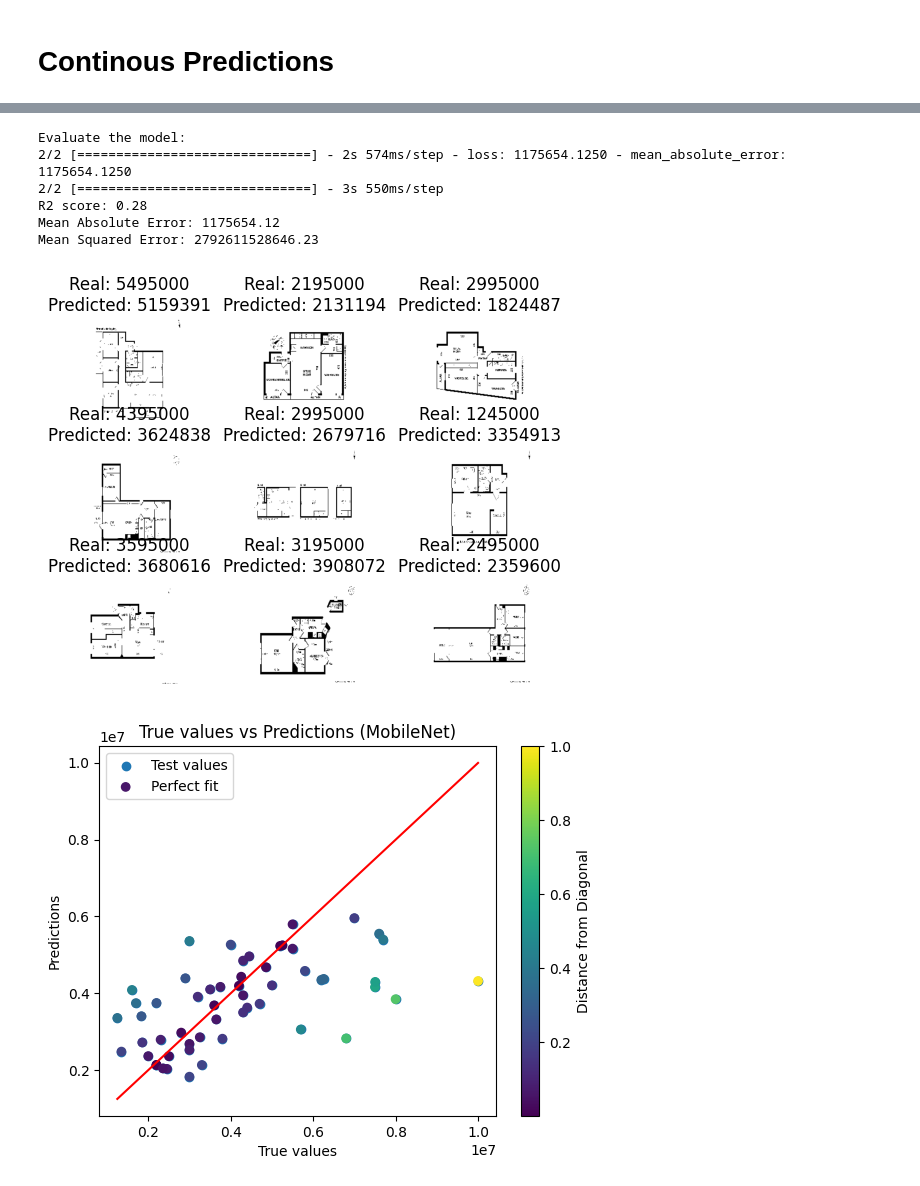
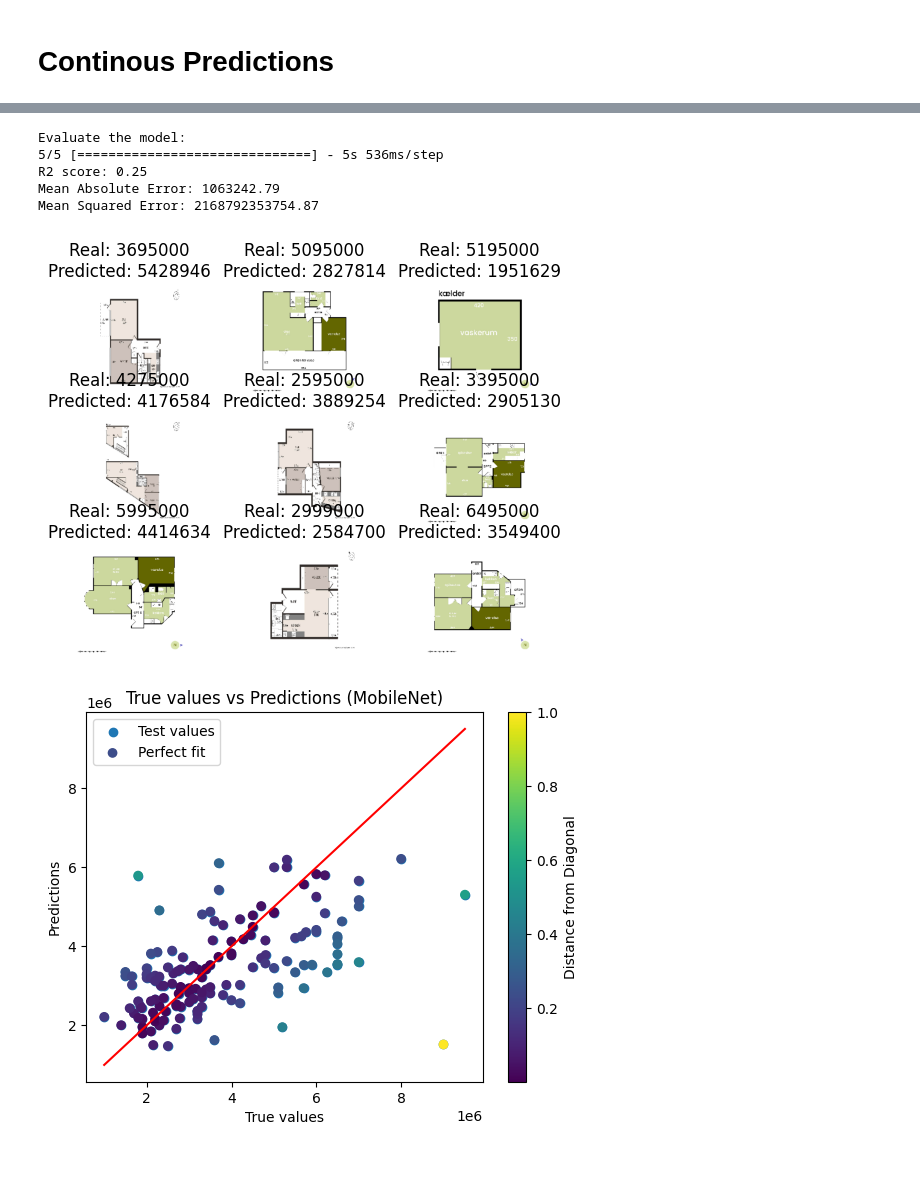
Before and after one commit to besplago/thesis-house-price-estimation, a Jupyter notebook: MobileNet.ipynb, the cells around one changed output, grey strips where cells are left out. Drawn from its saved outputs; the diff is of its cells as text; code cells hidden in the pictures.

Commit message:
Added MobileNet+MLP

```diff
--- a/MobileNet.ipynb
+++ b/MobileNet.ipynb
@@ -63,9 +78,9 @@ houses_df = data_to_DF(path, max_houses=1000)
 # %%
 from utils import print_DF_price_stats
 from utils import remove_outliers
-
+from img_utils import preprocces_data
 #Take only Copenhagen, and Ejerlejligheder
-houses_df = houses_df[(houses_df['postal_code'] >= 1000) & (houses_df['postal_code'] <= 2920)]
+houses_df = houses_df_[(houses_df_['postal_code'] >= 1000) & (houses_df_['postal_code'] <= 2920)]
 houses_df = houses_df[houses_df['type'] == 'ejerlejlighed']
 
 #Get some stat
@@ -74,4 +89,9 @@ print_DF_price_stats(houses_df)
 #Remove theoutliers
 houses_df = remove_outliers(houses_df, 'price')
 print_DF_price_stats(houses_df)
+
+#Aååæ
+houses_df = preprocces_data(houses_df)
+#drop nana
+houses_df = houses_df.dropna()
 # %% [output]
@@ -106,19 +142,11 @@ target_height = 224
 
 resize = True
 gray_scale = False
-threshhold = True
-scale = False
+threshhold = False
 
 train_images = preprocess_images(train_df, "image_floorplan", target_width, target_height, resize, gray_scale, threshhold)
 validation_images = preprocess_images(valid_df, "image_floorplan", target_width, target_height, resize, gray_scale, threshhold)
 test_images = preprocess_images(test_df, "image_floorplan", target_width, target_height, resize, gray_scale, threshhold)
-
-#Rescale the images with keras
-if scale:
-  from keras.applications.mobilenet_v2 import preprocess_input
-  train_images = preprocess_input(train_images)
-  validation_images = preprocess_input(validation_images)
-  test_images = preprocess_input(test_images)
 # %% [markdown]
 # MobileNet: Transfer Learning with Pre-trained Wieghts
 # %%
@@ -130,6 +158,10 @@ def build_and_fit_model(pretrained_model,
   """
   Function to build and fit a model with a pretrained model and a new classification layer
   """
+
+  train_dataset = tf.data.Dataset.from_tensor_slices((train_images, train_labels))
+  validation_dataset = tf.data.Dataset.from_tensor_slices((validation_images, valid_labels))
+
 
   #Load the Pretrained Model
   base_model = pretrained_model(weights="imagenet", include_top=False, input_shape = input_shape)
@@ -142,10 +174,10 @@ def build_and_fit_model(pretrained_model,
   model = Sequential([
     base_model,
     Flatten(),
-    Dense(512, activation='relu'),
-    #layers.Dropout(0.2),
-    Dense(256, activation='relu'),
-    #layers.Dropout(0.1),
+    Dense(512, activation='relu', kernel_regularizer=regularizers.l2(0.001)),
+    layers.Dropout(0.2),
+    Dense(256, activation='relu', kernel_regularizer=regularizers.l1(0.01)),
+    layers.Dropout(0.1),
     #Dense(128, activation='relu'),
     Dense(64, activation='relu'),
     Dense(1, activation='linear') if model_output == 'continuous' else Dense(num_classes, activation='softmax')
@@ -171,7 +203,7 @@ def build_and_fit_model(pretrained_model,
   #verbose = 1,
   #batch_size=32
   validation_data=(validation_images, valid_labels),
-  callbacks=[EarlyStopping(patience=5)],
+  callbacks=[EarlyStopping(patience=5, restore_best_weights=True)],
   )
   return model, fit_history
 # %% [markdown]
@@ -340,22 +327,19 @@ if save:
 # %%
 #Evaluate the model
 from img_utils import print_scores_prices, plot_predictions
 from utils import plot_regression_results
 print("Evaluate the model:")
-regression_model.evaluate(test_images, test_labels)
-predicted_prices = regression_model.predict(test_images)
-predicted_prices = predicted_prices
-actual_prices = test_df['price'].values
+predicted_prices_cont = regression_model.predict(test_images)
+true_prices_cont = test_df['price'].values
 
-print_scores_prices(actual_prices, predicted_prices)
-plot_predictions(test_images, actual_prices, predicted_prices)
-plot_regression_results("MobileNet", actual_prices , predicted_prices.flatten())
+print_scores_prices(true_prices_cont, predicted_prices_cont)
+plot_predictions(test_images, true_prices_cont, predicted_prices_cont)
+plot_regression_results("MobileNet", true_prices_cont , predicted_prices_cont.flatten())
 # %% [output]
 Evaluate the model:
-2/2 [==============================] - 2s 574ms/step - loss: 1175654.1250 - mean_absolute_error: 1175654.1250
-2/2 [==============================] - 3s 550ms/step
-R2 score: 0.28
-Mean Absolute Error: 1175654.12
-Mean Squared Error: 2792611528646.23
+5/5 [==============================] - 5s 536ms/step
+R2 score: 0.25
+Mean Absolute Error: 1063242.79
+Mean Squared Error: 2168792353754.87
-[figure, old version]
+[figure, new version]
-[figure, old version]
+[figure, new version]
```
Also changed, not shown: parts of 19 cells of this notebook.
